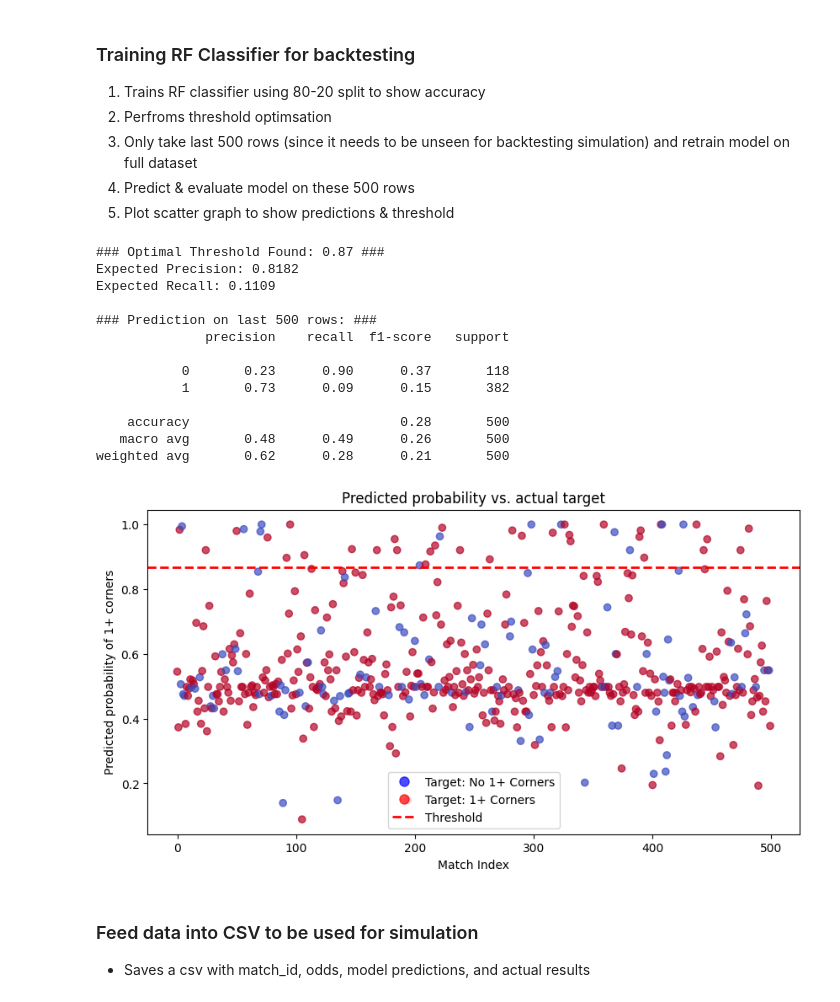
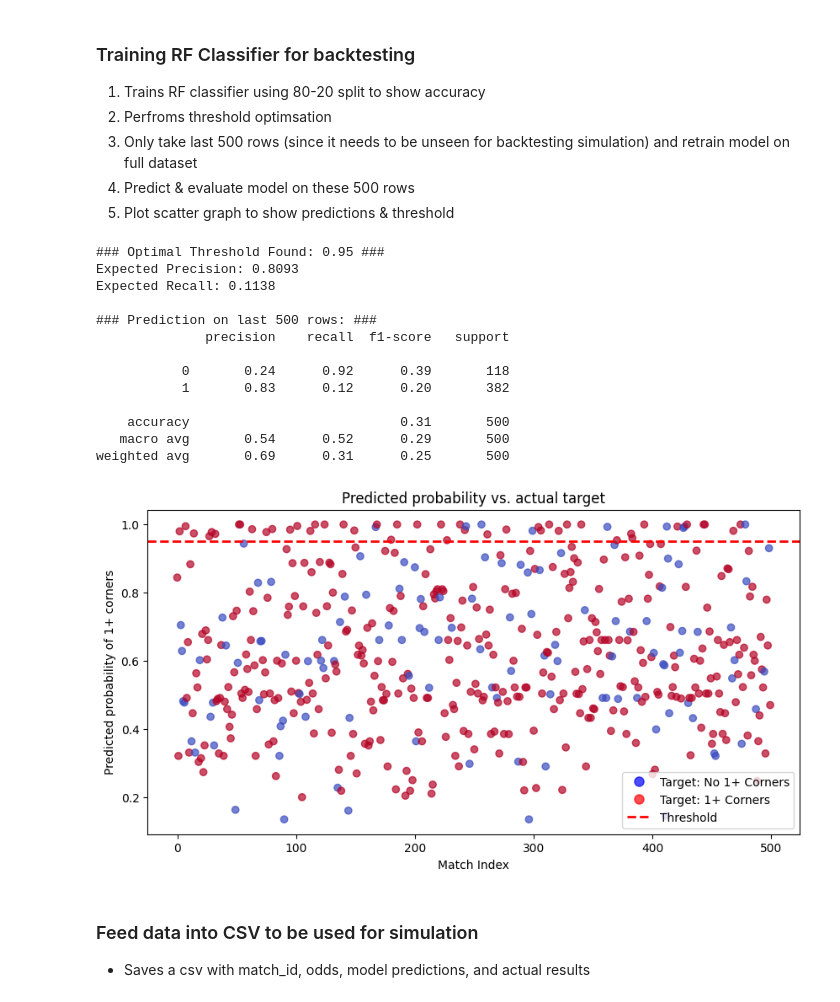
Before and after one commit to JoshuaGraham14/football-corner-prediction, a Jupyter notebook: notebooks/04_kaggle_classification_model.ipynb, the cells around one changed output. Saved outputs shown, nothing was run; the diff lists cells and outputs as text; code cells hidden in the pictures.

```diff
--- a/notebooks/04_kaggle_classification_model.ipynb
+++ b/notebooks/04_kaggle_classification_model.ipynb
@@ -29,13 +43,15 @@ data = aggregated_data.copy()
 
 # Feature columns to select
 feature_columns = [
-    # 'home_shots_pre80', 'away_shots_pre80', 'home_fouls_pre80', 'away_fouls_pre80',
+    # 'home_shots_pre80', 'away_shots_pre80',
+    # 'home_fouls_pre80', 'away_fouls_pre80',
     # 'home_corners_pre80', 'away_corners_pre80', 'home_yellow_cards_pre80', 'away_yellow_cards_pre80',
     # 'home_sending_off_pre80', 'away_sending_off_pre80',
-    # 'goal_diff_80',
+    'goal_diff_80',
     'home_corners_70_75', 'away_corners_70_75', 'home_shots_70_75', 'away_shots_70_75',
     'home_corners_75_80', 'away_corners_75_80', 'home_shots_75_80', 'away_shots_75_80',
     # 'home_fouls_70_75', 'away_fouls_70_75', 'home_fouls_70_75', 'away_fouls_70_75',
+    # 'odd_h', 'odd_d', 'odd_a'
 ]
 
 features = data[feature_columns].copy()
@@ -110,7 +126,7 @@ print("\n### Classification Report:\n")
 print(classification_report(y_test, y_pred_threshold))
 
 #--- Threshold Maximisation ---
-thresholds = np.linspace(0.5, 1, 20) #test thresholds from 0.5 to 0.9
+thresholds = np.linspace(0.5, 0.95, 20) #test thresholds from 0.5 to 0.9
 results = []
 for t in thresholds:
     y_pred_t =(y_probs>=t).astype(int)
@@ -209,7 +193,7 @@ rf_model.fit(X_train, y_train)
 y_probs =rf_model.predict_proba(X_test)[:, 1] #Predicts probabillity based on mean of RF trees
 
 #--- Threshold Maximisation ---
-thresholds = np.linspace(0.5, 1, 20) #test thresholds from 0.5 to 0.9
+thresholds = np.linspace(0.5, 0.95, 20) #test thresholds from 0.5 to 0.9
 results = []
 for t in thresholds:
     y_pred_t =(y_probs>=t).astype(int)
@@ -236,42 +220,42 @@ final_rf_model.fit(features_train_set, target_train_set)
 test_data = data.iloc[-500:] #get last 500 rows
 features_test_set = test_data[feature_columns]
 target_test_set =test_data.loc[features_test_set.index, 'target']
 
 #Do prediction on these last rows
 y_probs_final= final_rf_model.predict_proba(features_test_set)[:, 1]
 y_pred_final= (y_probs_final>=optimal_threshold).astype(int)
 
 #Evaluate on the last 500 rows (final simulation)
 print("\n### Prediction on last 500 rows: ###")
 print(classification_report(target_test_set, y_pred_final))
 
 # Scatter plot: target vs predicted probabilities
 plt.figure(figsize=(10, 5))
 plt.scatter(range(len(y_probs_final)), y_probs_final,c=target_test_set,cmap='coolwarm',alpha=0.7,label='Predicted Probability')
 plt.axhline(optimal_threshold, color='red', linestyle='dashed',linewidth=2,label=f'Threshold = {optimal_threshold:.2f}')
 import matplotlib.lines as mlines
 class_0 =mlines.Line2D([], [],color='blue',marker='o',linestyle='None', markersize=8, alpha=0.7, label='Target: No 1+ Corners')
 class_1=mlines.Line2D([], [],color='red', marker='o',linestyle='None',markersize=8,alpha=0.7, label='Target: 1+ Corners')
 plt.xlabel('Match Index')
 plt.ylabel('Predicted probability of 1+ corners')
 plt.title('Predicted probability vs. actual target')
 plt.legend(handles=[class_0, class_1,plt.Line2D([], [],color='red',linestyle='dashed',linewidth=2,label='Threshold')])
 plt.show()
 # %% [output]
-### Optimal Threshold Found: 0.87 ###
-Expected Precision: 0.8182
-Expected Recall: 0.1109
+### Optimal Threshold Found: 0.95 ###
+Expected Precision: 0.8093
+Expected Recall: 0.1138
 
 ### Prediction on last 500 rows: ###
               precision    recall  f1-score   support
 
-           0       0.23      0.90      0.37       118
-           1       0.73      0.09      0.15       382
+           0       0.24      0.92      0.39       118
+           1       0.83      0.12      0.20       382
 
-    accuracy                           0.28       500
-   macro avg       0.48      0.49      0.26       500
-weighted avg       0.62      0.28      0.21       500
+    accuracy                           0.31       500
+   macro avg       0.54      0.52      0.29       500
+weighted avg       0.69      0.31      0.25       500
-[figure, old version]
+[figure, new version]
 # %% [markdown]
 ### Feed data into CSV to be used for simulation
 - Saves a csv with match_id, odds, model predictions, and actual results
```
Also changed, not shown: parts of 5 cells of this notebook, 5 other files.
